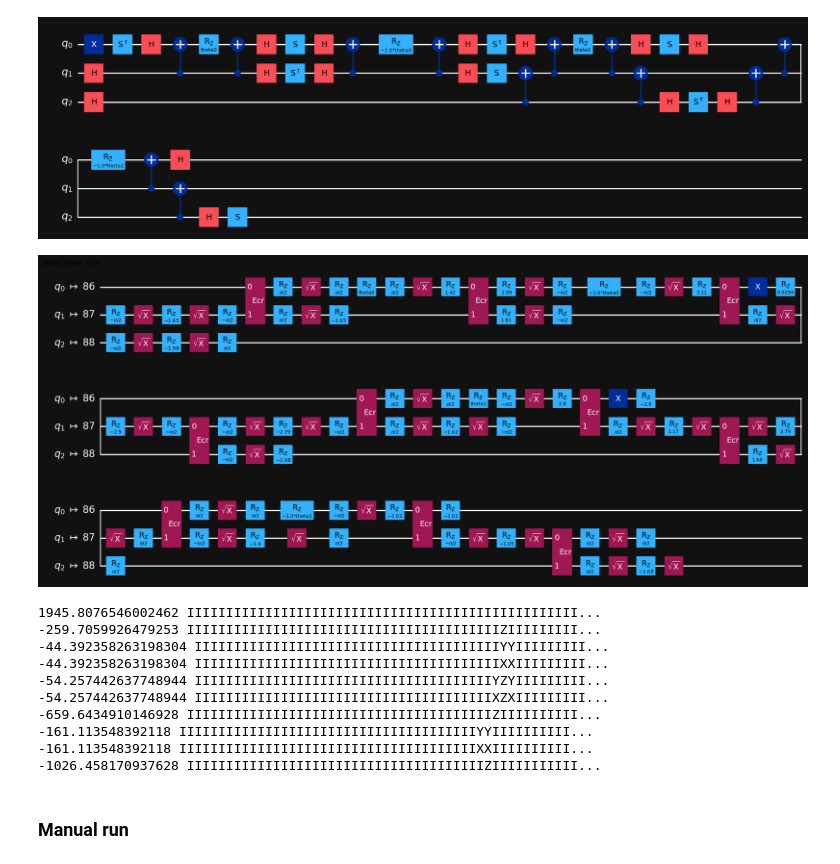
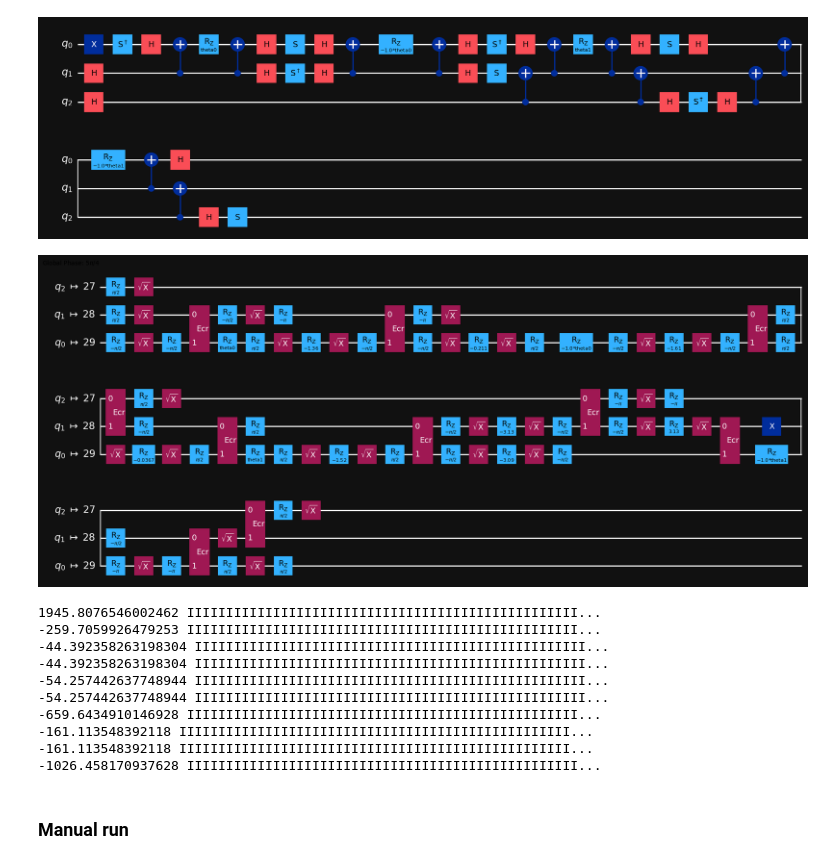
Before and after one commit to TheLittleRock/Charmonium-VQE, a Jupyter notebook: Charmonium.ipynb, the cells around one changed output. Cells and saved outputs as stored; diff of their text form; code cells hidden in the pictures.

```diff
--- a/Charmonium.ipynb
+++ b/Charmonium.ipynb
@@ -575,7 +584,10 @@ Zde probíhá nastavení backendu, buď simulátor kvantového počítače z IBM
 mapper = JordanWignerMapper()
 #mapper = BravyiKitaevMapper()
 
-backend = FakeSherbrooke()
+service = QiskitRuntimeService(channel="ibm_quantum", token="3995d18757f7a07fadfe6c00d94ce4d7aa20b35e38dc33f95f4023b0a7132918a8ed7b0a2c45a5f01e284d24f7145c1134071cc04a94f37cd7405e2420fff658")
+backend = service.least_busy(operational=True, simulator=False)
+
+#backend = FakeSherbrooke()
 #backend = AerSimulator()
 
 H_pauli = Hamiltonian(H, mapper)
@@ -598,28 +614,28 @@ ansatz.draw('mpl', style = my_style)
 # %% [output]
 [figure]
 # %%
-optimization_level_answer = 2
+optimization_level_answer = 3
 
 pm = generate_preset_pass_manager(backend=backend,optimization_level=optimization_level_answer)
 
 isa_circuit = pm.run(ansatz)
 isa_circuit.draw('mpl', idle_wires=False, style = my_style)
 # %% [output]
-[figure, old version]
+[figure, new version]
 # %%
 hamiltonian_isa = H_pauli.apply_layout(layout=isa_circuit.layout)
 print_pauli(hamiltonian_isa)
 # %% [output]
 1945.8076546002462 IIIIIIIIIIIIIIIIIIIIIIIIIIIIIIIIIIIIIIIIIIIIIIIIII...
--259.7059926479253 IIIIIIIIIIIIIIIIIIIIIIIIIIIIIIIIIIIIIIIIZIIIIIIIII...
--44.392358263198304 IIIIIIIIIIIIIIIIIIIIIIIIIIIIIIIIIIIIIIIYYIIIIIIIII...
--44.392358263198304 IIIIIIIIIIIIIIIIIIIIIIIIIIIIIIIIIIIIIIIXXIIIIIIIII...
--54.257442637748944 IIIIIIIIIIIIIIIIIIIIIIIIIIIIIIIIIIIIIIYZYIIIIIIIII...
--54.257442637748944 IIIIIIIIIIIIIIIIIIIIIIIIIIIIIIIIIIIIIIXZXIIIIIIIII...
--659.6434910146928 IIIIIIIIIIIIIIIIIIIIIIIIIIIIIIIIIIIIIIIZIIIIIIIIII...
--161.113548392118 IIIIIIIIIIIIIIIIIIIIIIIIIIIIIIIIIIIIIIYYIIIIIIIIII...
--161.113548392118 IIIIIIIIIIIIIIIIIIIIIIIIIIIIIIIIIIIIIIXXIIIIIIIIII...
--1026.458170937628 IIIIIIIIIIIIIIIIIIIIIIIIIIIIIIIIIIIIIIZIIIIIIIIIII...
+-259.7059926479253 IIIIIIIIIIIIIIIIIIIIIIIIIIIIIIIIIIIIIIIIIIIIIIIIII...
+-44.392358263198304 IIIIIIIIIIIIIIIIIIIIIIIIIIIIIIIIIIIIIIIIIIIIIIIIII...
+-44.392358263198304 IIIIIIIIIIIIIIIIIIIIIIIIIIIIIIIIIIIIIIIIIIIIIIIIII...
+-54.257442637748944 IIIIIIIIIIIIIIIIIIIIIIIIIIIIIIIIIIIIIIIIIIIIIIIIII...
+-54.257442637748944 IIIIIIIIIIIIIIIIIIIIIIIIIIIIIIIIIIIIIIIIIIIIIIIIII...
+-659.6434910146928 IIIIIIIIIIIIIIIIIIIIIIIIIIIIIIIIIIIIIIIIIIIIIIIIII...
+-161.113548392118 IIIIIIIIIIIIIIIIIIIIIIIIIIIIIIIIIIIIIIIIIIIIIIIIII...
+-161.113548392118 IIIIIIIIIIIIIIIIIIIIIIIIIIIIIIIIIIIIIIIIIIIIIIIIII...
+-1026.458170937628 IIIIIIIIIIIIIIIIIIIIIIIIIIIIIIIIIIIIIIIIIIIIIIIIII...
 # %%
 def cost_func(params, ansatz, hamiltonian, estimator, callback_dict, verbose = True):
 
```
Also changed, not shown: parts of 6 cells of this notebook, 2 other files.
